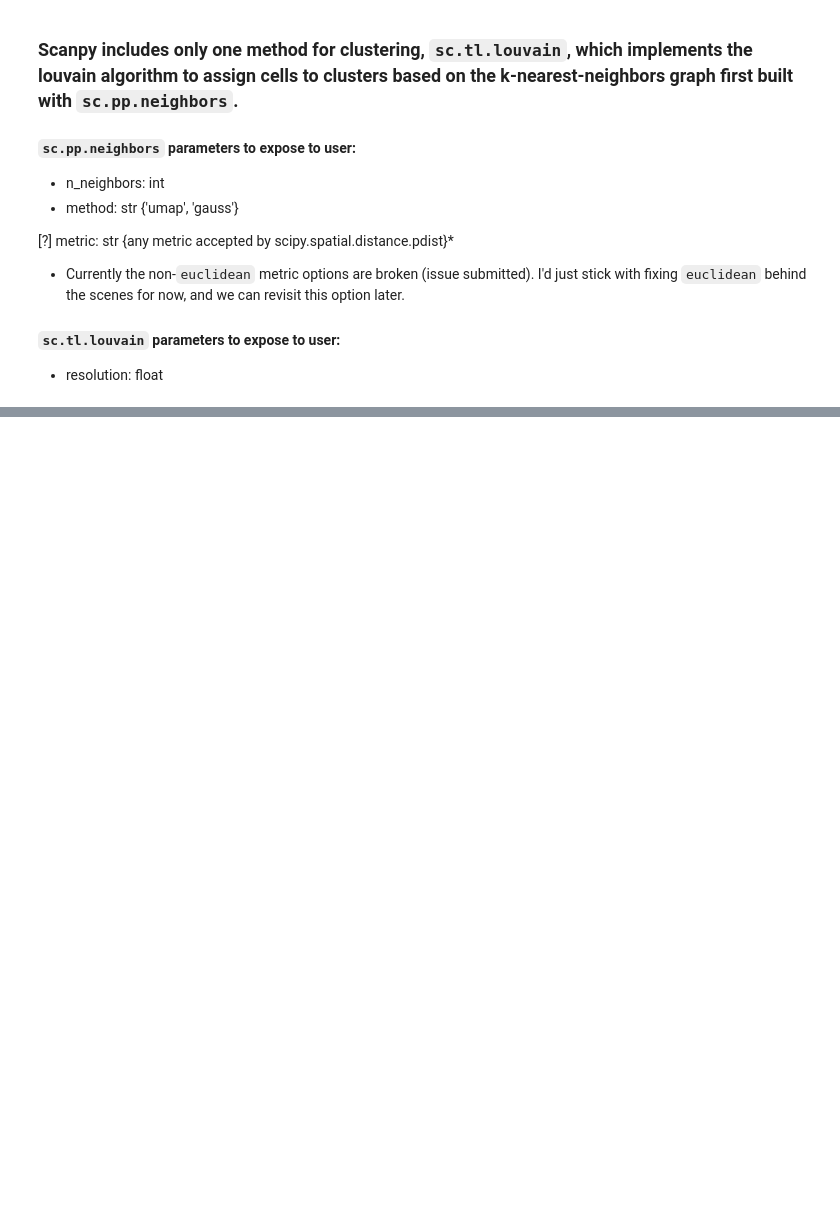
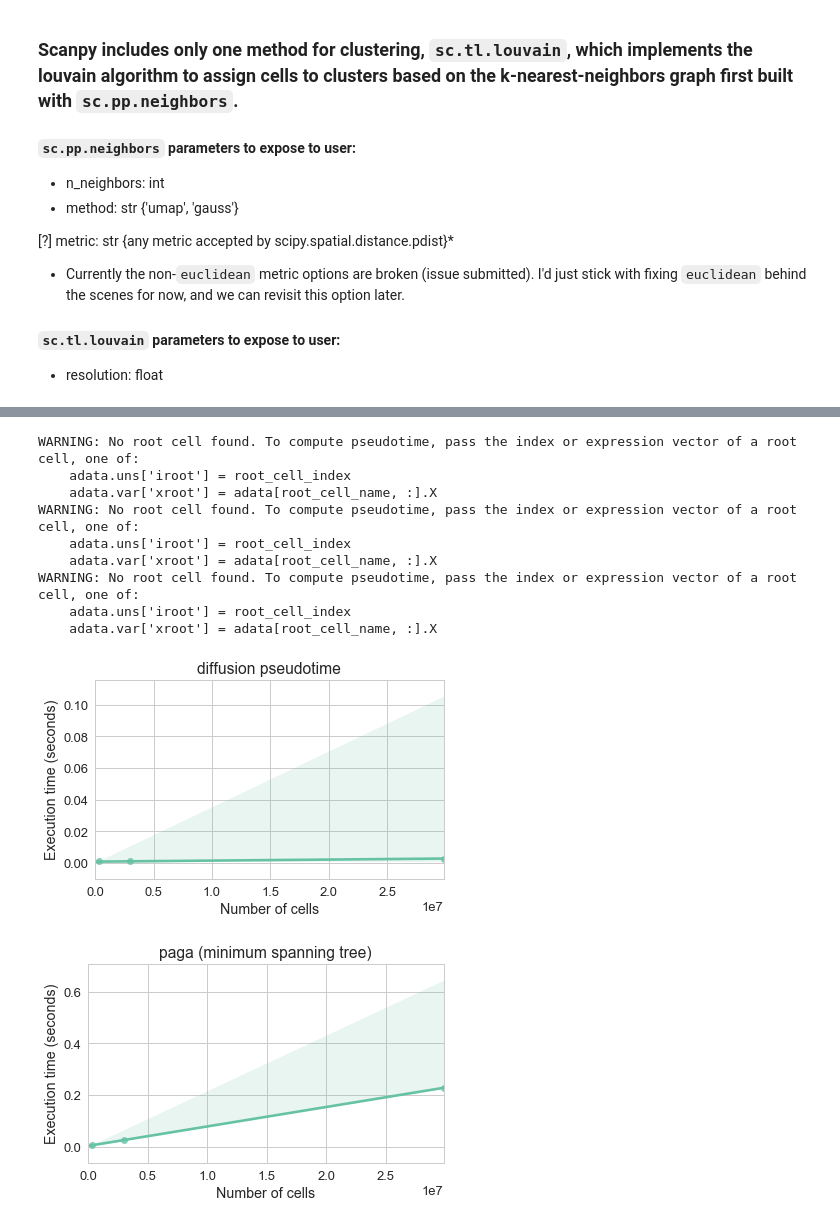
Before and after one commit to chanzuckerberg/cellxgene-compbio-methods, a Jupyter notebook: tabula-muris/scanpy-method-profiling.ipynb, the cells around one changed output, grey strips where cells are left out. Saved outputs shown, nothing was run; the diff lists cells and outputs as text; code cells hidden in the pictures; blank space fills up the shorter version.

```diff
--- a/tabula-muris/scanpy-method-profiling.ipynb
+++ b/tabula-muris/scanpy-method-profiling.ipynb
@@ -134,0 +157,17 @@ time_per_dataset(sc.tl.pca, dataset_scales, title='PCA')
+# %%
+adata.uns['iroot'] = random.choice(range(len(adata.X))) ## set a root cell
+
+time_per_dataset(sc.tl.dpt, dataset_scales, title='diffusion pseudotime')
+time_per_dataset(sc.tl.paga, dataset_scales, title='paga (minimum spanning tree)')
+# %% [output]
+WARNING: No root cell found. To compute pseudotime, pass the index or expression vector of a root cell, one of:
+    adata.uns['iroot'] = root_cell_index
+    adata.var['xroot'] = adata[root_cell_name, :].X
+WARNING: No root cell found. To compute pseudotime, pass the index or expression vector of a root cell, one of:
+    adata.uns['iroot'] = root_cell_index
+    adata.var['xroot'] = adata[root_cell_name, :].X
+WARNING: No root cell found. To compute pseudotime, pass the index or expression vector of a root cell, one of:
+    adata.uns['iroot'] = root_cell_index
+    adata.var['xroot'] = adata[root_cell_name, :].X
+[figure, added]
+[figure, added]
```
Also changed, not shown: parts of 7 cells of this notebook.
